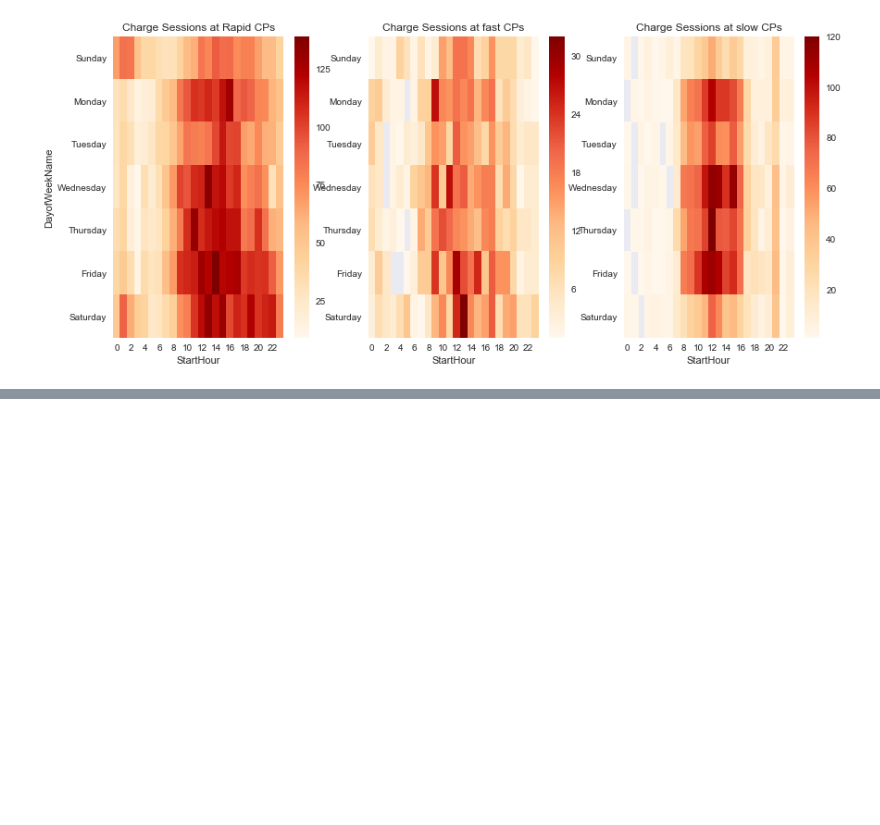
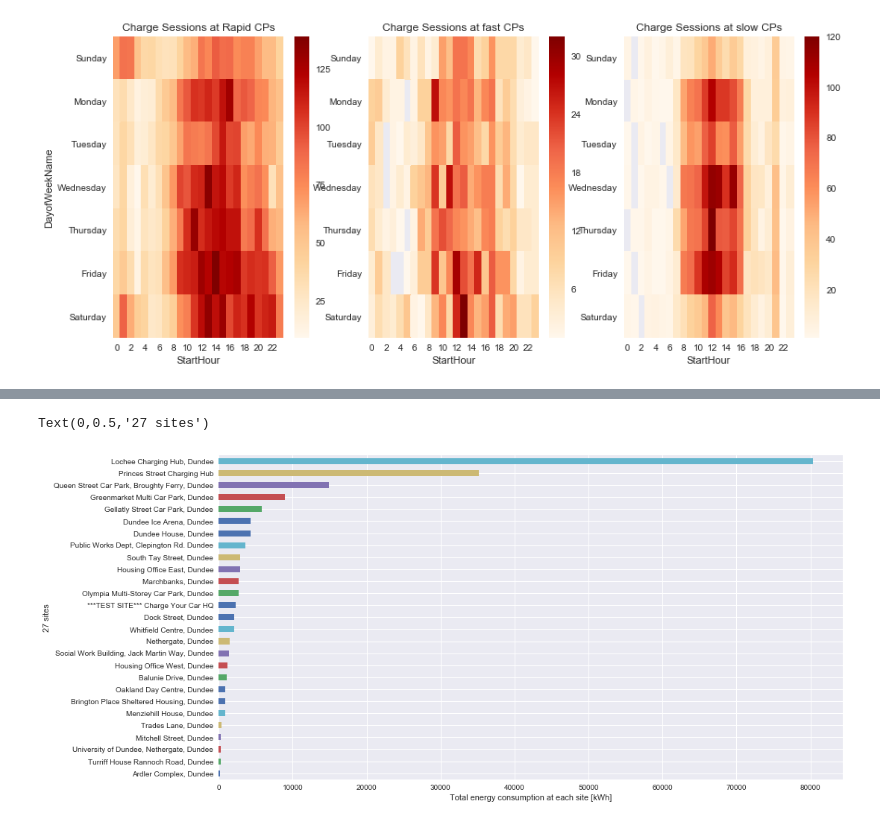
Before and after one commit to drYukiWang/ev_charge_data, a Jupyter notebook: read_data_v2.ipynb, the cells around one changed output, grey strips where cells are left out. Saved outputs shown, nothing was run; the diff lists cells and outputs as text; code cells hidden in the pictures; blank space fills up the shorter version.

```diff
--- a/read_data_v2.ipynb
+++ b/read_data_v2.ipynb
@@ -266,0 +291,10 @@ Text(0.5,1,'Charge Sessions at slow CPs')
+# %%
+consump_by_site = chs[chs['Total kWh'].notnull()].groupby(['Site'])['Total kWh'].sum().sort_values()
+fig, ax = plt.subplots(1, 1, figsize=(15,8))
+ax = consump_by_site.plot(x='Site', y='TotalkWh', kind='barh')
+ax.set_xlabel('Total energy consumption at each site [kWh]')
+ax.set_ylabel('{} sites'.format(num_of_site))
+# fig.savefig('consump_at_site.png')
+# %% [output]
+Text(0,0.5,'27 sites')
+[figure, added]
```
Also changed, not shown: parts of 15 cells of this notebook.
